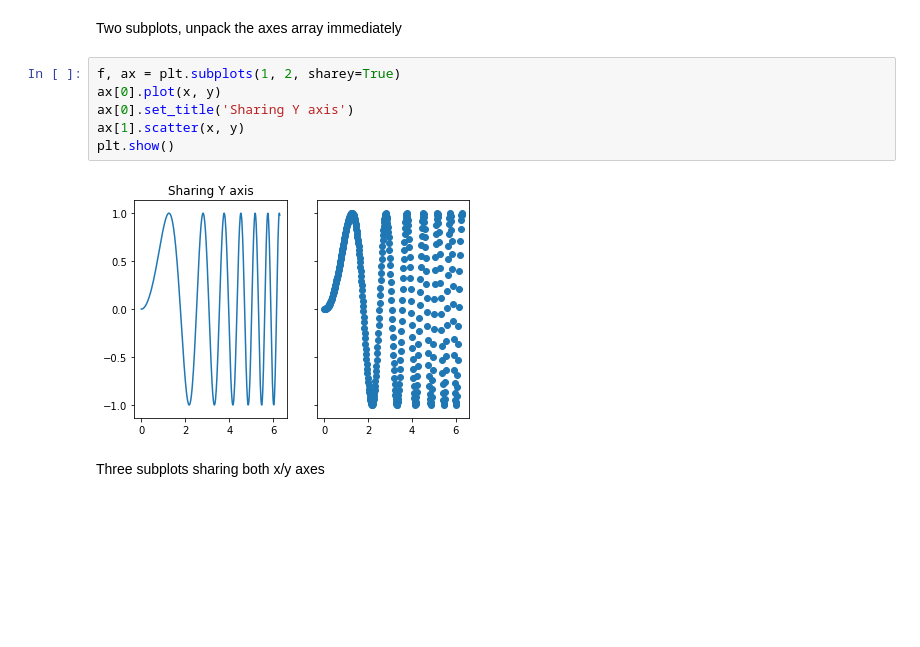
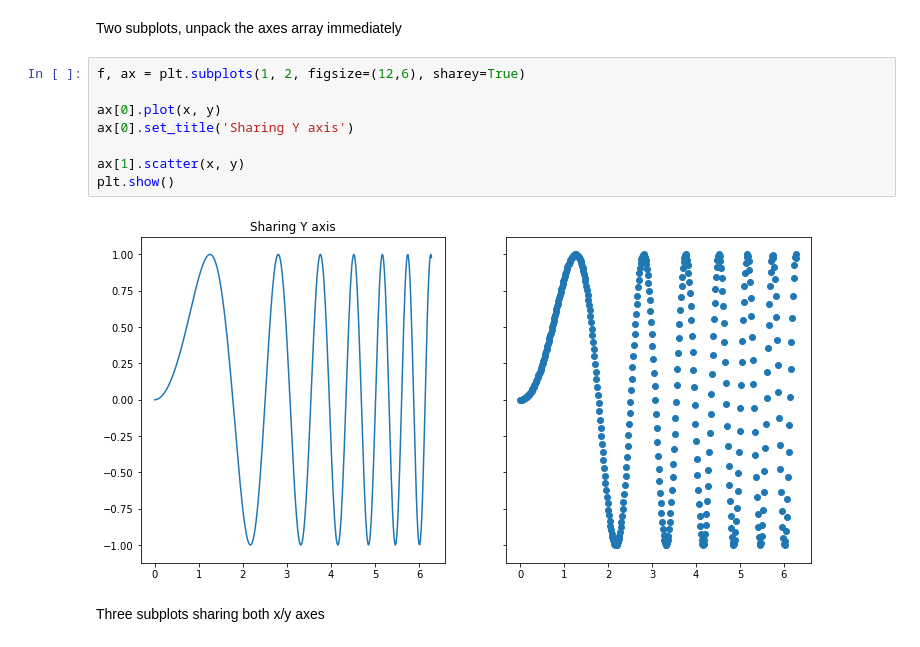
Before and after one commit to rsouza/Python_Course, a Jupyter notebook: Notebooks/14_Viz_Matplotlib.ipynb, the cells around one changed output. Drawn from its saved outputs; the diff is of its cells as text; blank space fills up the shorter version.

```diff
--- a/Notebooks/14_Viz_Matplotlib.ipynb
+++ b/Notebooks/14_Viz_Matplotlib.ipynb
@@ -149,13 +175,15 @@ plt.show()
 # %% [markdown]
 Two subplots, unpack the axes array immediately
 # %%
-f, ax = plt.subplots(1, 2, sharey=True)
+f, ax = plt.subplots(1, 2, figsize=(12,6), sharey=True)
+
 ax[0].plot(x, y)
 ax[0].set_title('Sharing Y axis')
+
 ax[1].scatter(x, y)
 plt.show()
 # %% [output]
-[figure, old version]
+[figure, new version]
 # %% [markdown]
 Three subplots sharing both x/y axes
 # %%
```
Also changed, not shown: parts of 12 cells of this notebook, 2 other files.
